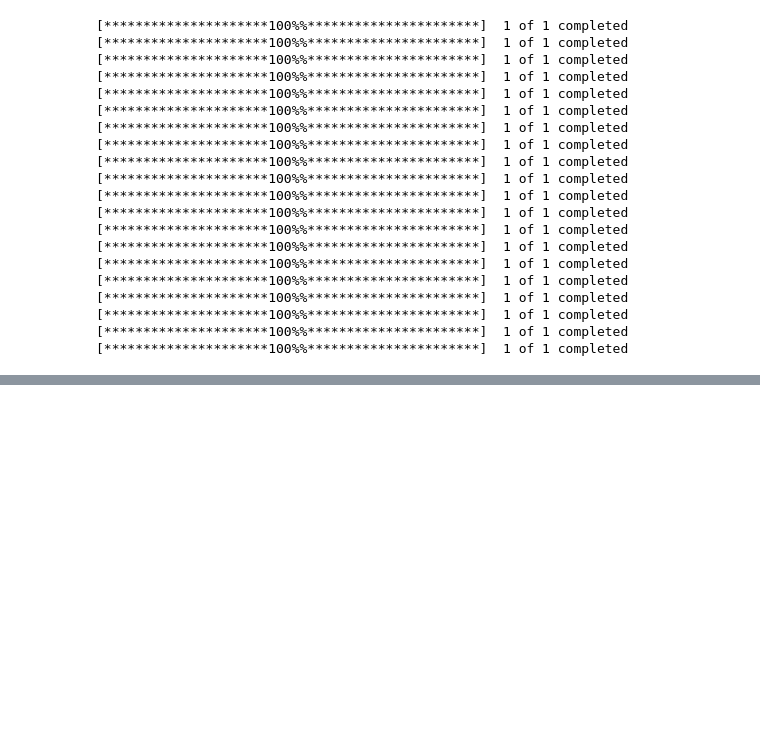
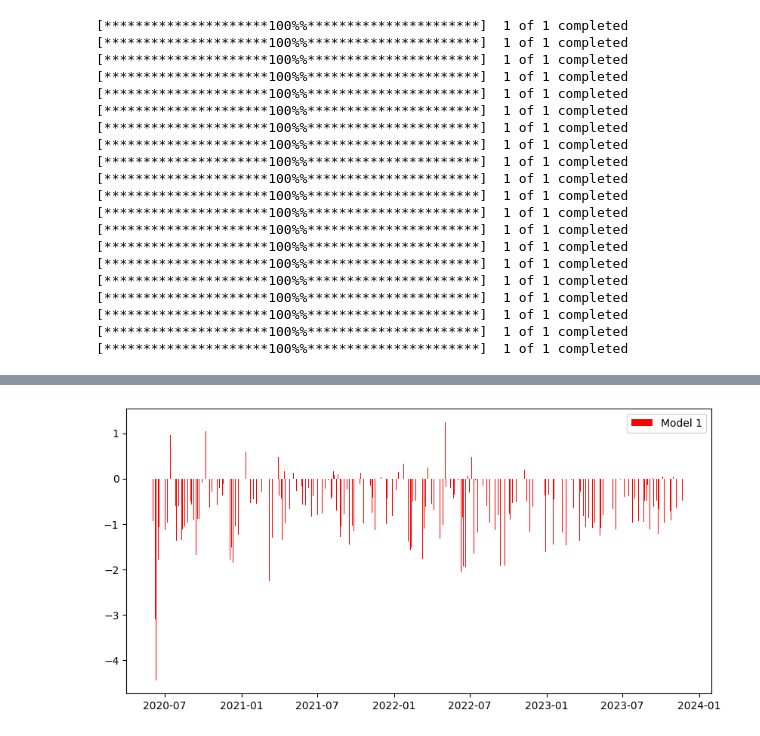
Before and after one commit to Aditya-Patel/Stat598-FinalProject, a Jupyter notebook: MPLA_CNN_LSTM.ipynb, the cells around one changed output, grey strips where cells are left out. Saved outputs shown, nothing was run; the diff lists cells and outputs as text; code cells hidden in the pictures; blank space fills up the shorter version.

```diff
--- a/MPLA_CNN_LSTM.ipynb
+++ b/MPLA_CNN_LSTM.ipynb
@@ -119,0 +388,11 @@ close_values = all_stocks_data[[col for col in all_stocks_data.columns if '_Clos
+# %%
+y1_diff = results_df.y_actual - results_df.y1_pred
+y2_diff = results_df.y_actual - results_df.y2_pred
+y3_diff = results_df.y_actual - results_df.y3_pred
+
+plt.bar(results_df.index, y1_diff, color='red', label='Model 1')
+plt.title('Model 1: Error')
+plt.legend()
+plt.show()
+# %% [output]
+[figure, added]
```
Also changed, not shown: parts of 26 cells of this notebook.
